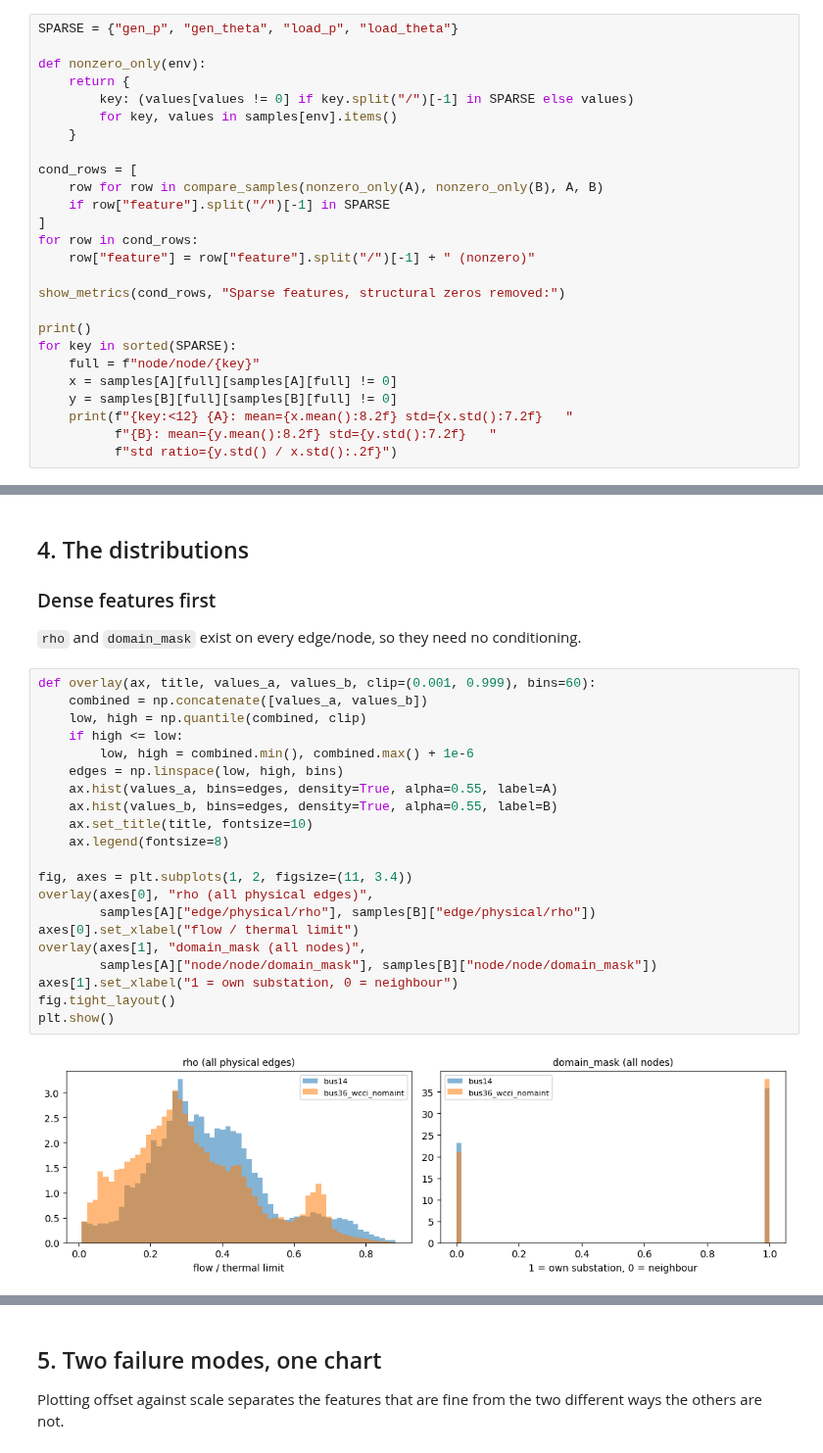
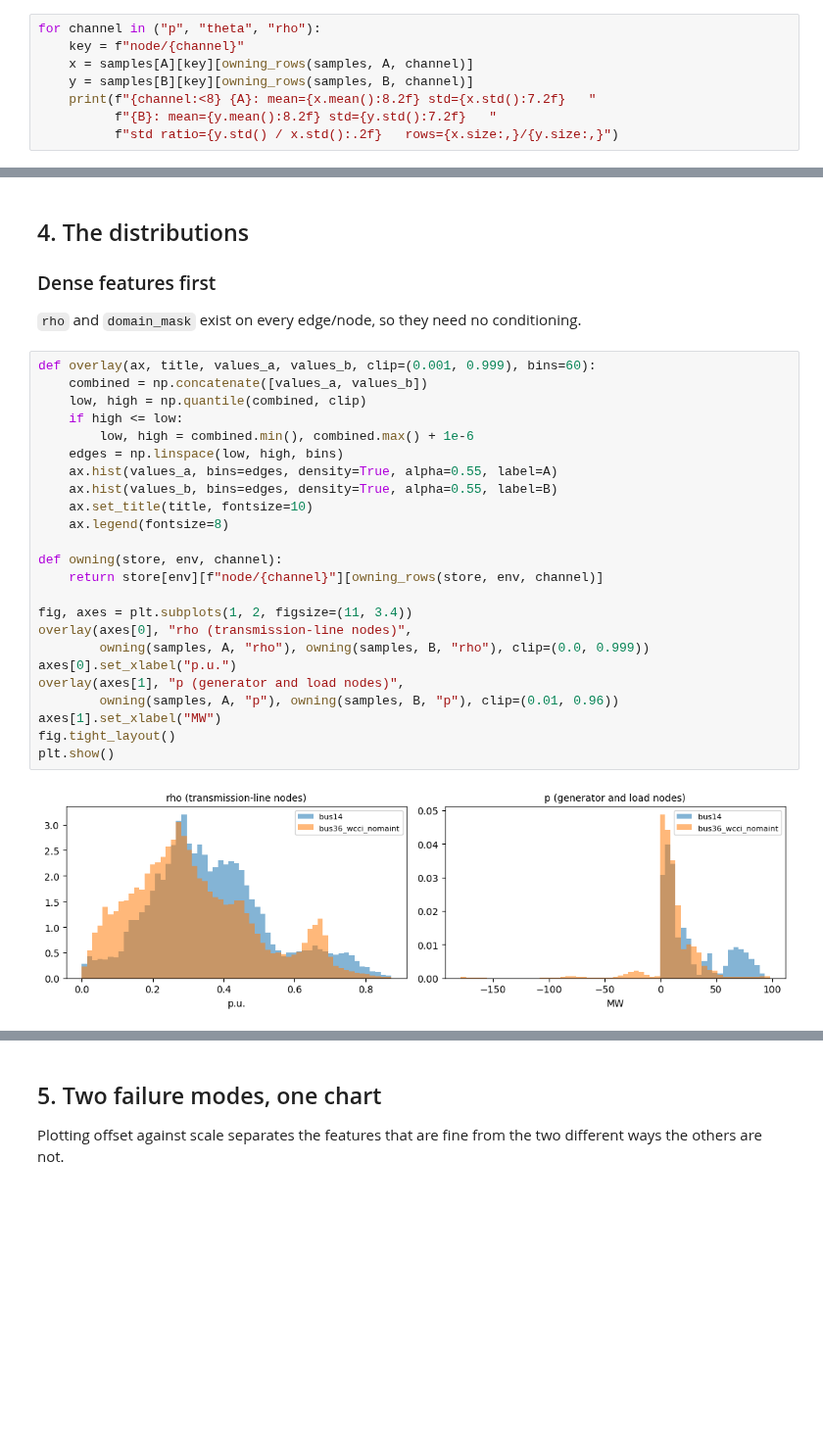
Before and after one commit to corentinplumet/RL_Marl2grid, a Jupyter notebook: Topology_Task/analysis/metrics/notebooks/graph_features/bus14_vs_wcci_feature_shift.ipynb, the cells around one changed output, grey strips where cells are left out. Shown at 98% size. Cells and saved outputs as stored; diff of their text form; blank space fills up the shorter version.

```diff
--- a/Topology_Task/analysis/metrics/notebooks/graph_features/bus14_vs_wcci_feature_shift.ipynb
+++ b/Topology_Task/analysis/metrics/notebooks/graph_features/bus14_vs_wcci_feature_shift.ipynb
@@ -214,27 +261,9 @@ weights actually respond to.
 # %%
-SPARSE = {"gen_p", "gen_theta", "load_p", "load_theta"}
-
-def nonzero_only(env):
-    return {
-        key: (values[values != 0] if key.split("/")[-1] in SPARSE else values)
-        for key, values in samples[env].items()
-    }
-
-cond_rows = [
-    row for row in compare_samples(nonzero_only(A), nonzero_only(B), A, B)
-    if row["feature"].split("/")[-1] in SPARSE
-]
-for row in cond_rows:
-    row["feature"] = row["feature"].split("/")[-1] + " (nonzero)"
-
-show_metrics(cond_rows, "Sparse features, structural zeros removed:")
-
-print()
-for key in sorted(SPARSE):
-    full = f"node/node/{key}"
-    x = samples[A][full][samples[A][full] != 0]
-    y = samples[B][full][samples[B][full] != 0]
-    print(f"{key:<12} {A}: mean={x.mean():8.2f} std={x.std():7.2f}   "
+for channel in ("p", "theta", "rho"):
+    key = f"node/{channel}"
+    x = samples[A][key][owning_rows(samples, A, channel)]
+    y = samples[B][key][owning_rows(samples, B, channel)]
+    print(f"{channel:<8} {A}: mean={x.mean():8.2f} std={x.std():7.2f}   "
           f"{B}: mean={y.mean():8.2f} std={y.std():7.2f}   "
-          f"std ratio={y.std() / x.std():.2f}")
+          f"std ratio={y.std() / x.std():.2f}   rows={x.size:,}/{y.size:,}")
 # %% [output]
@@ -280,25 +297,28 @@ structural zeros carrying no signal on either grid.
 # %%
 def overlay(ax, title, values_a, values_b, clip=(0.001, 0.999), bins=60):
     combined = np.concatenate([values_a, values_b])
     low, high = np.quantile(combined, clip)
     if high <= low:
         low, high = combined.min(), combined.max() + 1e-6
     edges = np.linspace(low, high, bins)
     ax.hist(values_a, bins=edges, density=True, alpha=0.55, label=A)
     ax.hist(values_b, bins=edges, density=True, alpha=0.55, label=B)
     ax.set_title(title, fontsize=10)
     ax.legend(fontsize=8)
 
+def owning(store, env, channel):
+    return store[env][f"node/{channel}"][owning_rows(store, env, channel)]
+
 fig, axes = plt.subplots(1, 2, figsize=(11, 3.4))
-overlay(axes[0], "rho (all physical edges)",
-        samples[A]["edge/physical/rho"], samples[B]["edge/physical/rho"])
-axes[0].set_xlabel("flow / thermal limit")
-overlay(axes[1], "domain_mask (all nodes)",
-        samples[A]["node/node/domain_mask"], samples[B]["node/node/domain_mask"])
-axes[1].set_xlabel("1 = own substation, 0 = neighbour")
+overlay(axes[0], "rho (transmission-line nodes)",
+        owning(samples, A, "rho"), owning(samples, B, "rho"), clip=(0.0, 0.999))
+axes[0].set_xlabel("p.u.")
+overlay(axes[1], "p (generator and load nodes)",
+        owning(samples, A, "p"), owning(samples, B, "p"), clip=(0.01, 0.96))
+axes[1].set_xlabel("MW")
 fig.tight_layout()
 plt.show()
 # %% [output]
-[figure, old version]
+[figure, new version]
 # %% [markdown]
 `rho` lands almost on top of itself: both grids sit mostly in the 0.2–0.5 band
```
Also changed, not shown: parts of 16 cells of this notebook, 8 other files.
